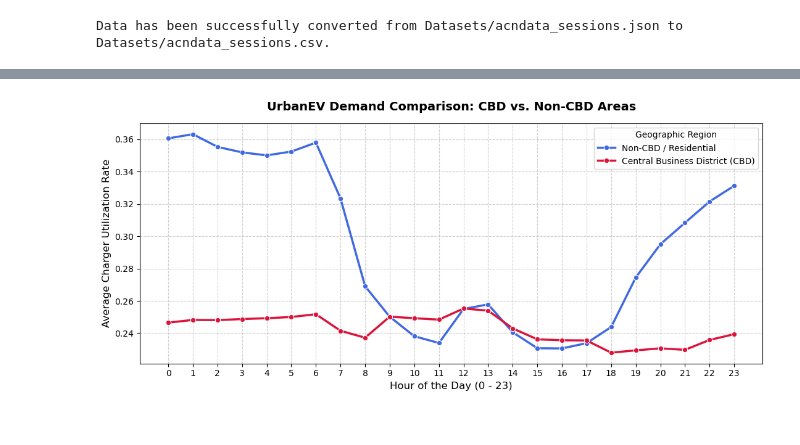
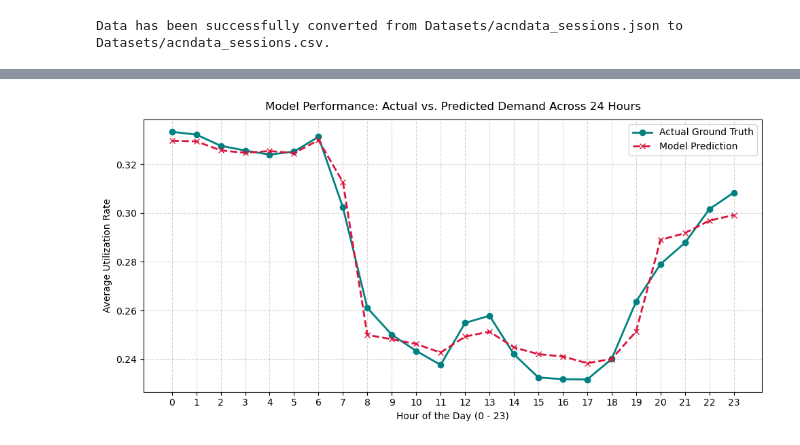
Before and after one commit to Neritya-Singh/Dynamic_Tariff_Optimization_Project, a Jupyter notebook: Project.ipynb, the cells around one changed output, grey strips where cells are left out. Saved outputs shown, nothing was run; the diff lists cells and outputs as text; code cells hidden in the pictures.

Commit message:
Completed Code Cleaning and included Markdowns, added Datasets folder for project reproducibility

```diff
--- a/Project.ipynb
+++ b/Project.ipynb
@@ -130,3 +261,16 @@ df_urban_final.head()
 # %%
-df_acn.info()
+# Function to classify hours based on the network trends we observed
+def classify_time_period(hour):
+    if 0 <= hour <= 7:
+        return 'Peak (Night Surge)'
+    elif hour in [11, 15, 16, 17]:
+        return 'Off-Peak (Valleys)'
+    else:
+        return 'Shoulder (Transitions)'
+
+# Apply this classification across our dataset
+df_urban_final['period_type'] = df_urban_final['hour'].apply(classify_time_period)
+
+print("Time period groups created. Total records per category:")
+print(df_urban_final['period_type'].value_counts())
 # %% [output]
@@ -240,32 +423,26 @@ plt.show()
 # %%
-# 1. Group by hour and CBD to get the average utilization rate
-cbd_demand = df_urban_final.groupby(['hour', 'CBD'])['charger_utilization_rate'].mean().reset_index()
+# Create a temporary dataframe from our test results
+df_val_light = X_test.copy()
+df_val_light['Actual_Utilization'] = y_test
+df_val_light['Predicted_Utilization'] = test_predictions
 
-# 2. Map the 0 and 1 values in CBD to reader-friendly text labels
-cbd_demand['Area Type'] = cbd_demand['CBD'].map({1: 'Central Business District (CBD)', 0: 'Non-CBD / Residential'})
+# Calculate the hourly averages for both actual data and predictions
+hourly_comparison = df_val_light.groupby('hour')[['Actual_Utilization', 'Predicted_Utilization']].mean().reset_index()
 
-# 3. Plot the comparative lines
-plt.figure(figsize=(11, 5))
-sns.lineplot(
-    data=cbd_demand,
-    x='hour',
-    y='charger_utilization_rate',
-    hue='Area Type',
-    marker='o',
-    palette=['royalblue', 'crimson'],
-    linewidth=2.5
-)
+# Plot the comparison lines
+plt.figure(figsize=(10, 5))
+plt.plot(hourly_comparison['hour'], hourly_comparison['Actual_Utilization'], label='Actual Ground Truth', color='teal', linewidth=2, marker='o')
+plt.plot(hourly_comparison['hour'], hourly_comparison['Predicted_Utilization'], label='Model Prediction', color='crimson', linewidth=2, linestyle='--', marker='x')
 
-# 4. Add clean labels, grid, and title for submission grading
-plt.title('UrbanEV Demand Comparison: CBD vs. Non-CBD Areas', fontsize=14, fontweight='bold', pad=15)
-plt.xlabel('Hour of the Day (0 - 23)', fontsize=12)
-plt.ylabel('Average Charger Utilization Rate', fontsize=12)
+# Formatting labels and title
+plt.title('Model Performance: Actual vs. Predicted Demand Across 24 Hours', fontsize=12, pad=10)
+plt.xlabel('Hour of the Day (0 - 23)', fontsize=10)
+plt.ylabel('Average Utilization Rate', fontsize=10)
 plt.xticks(range(0, 24))
-plt.grid(True, linestyle='--', alpha=0.6)
-plt.legend(title='Geographic Region')
+plt.grid(True, linestyle='--', alpha=0.5)
+plt.legend()
 
-# 5. Render the plot cleanly
 plt.tight_layout()
 plt.show()
 # %% [output]
-[figure, old version]
+[figure, new version]
```
Also changed, not shown: parts of 55 cells of this notebook, 10 other files.
